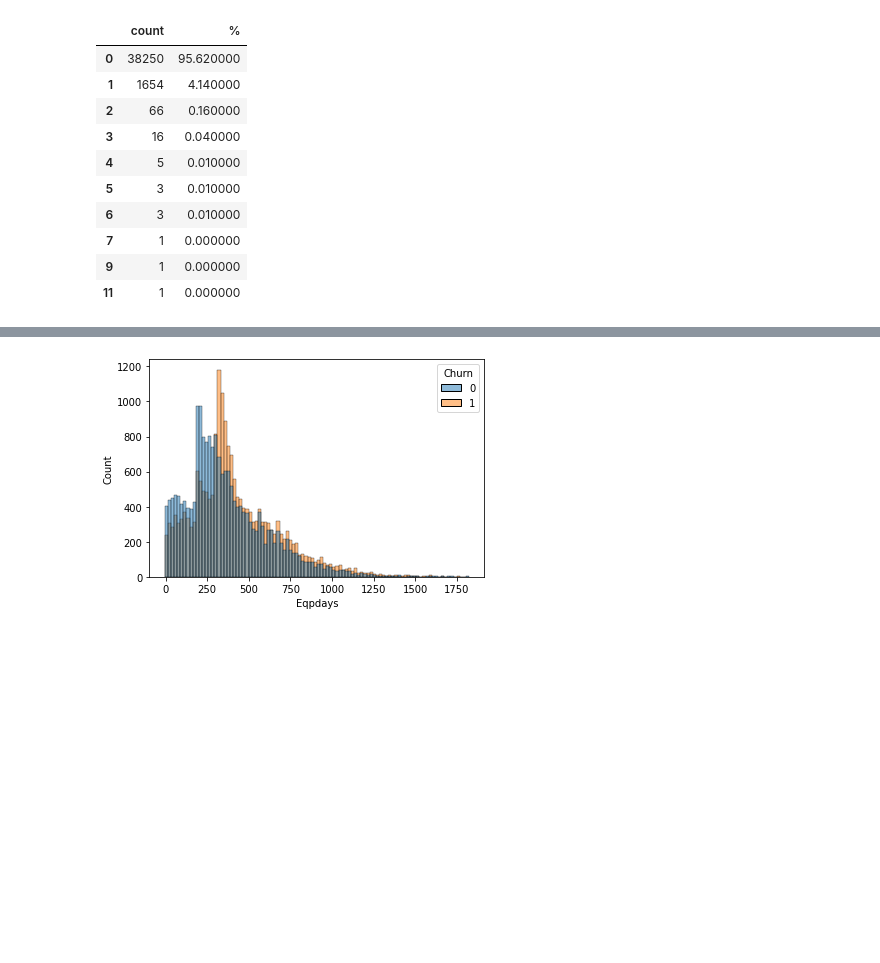
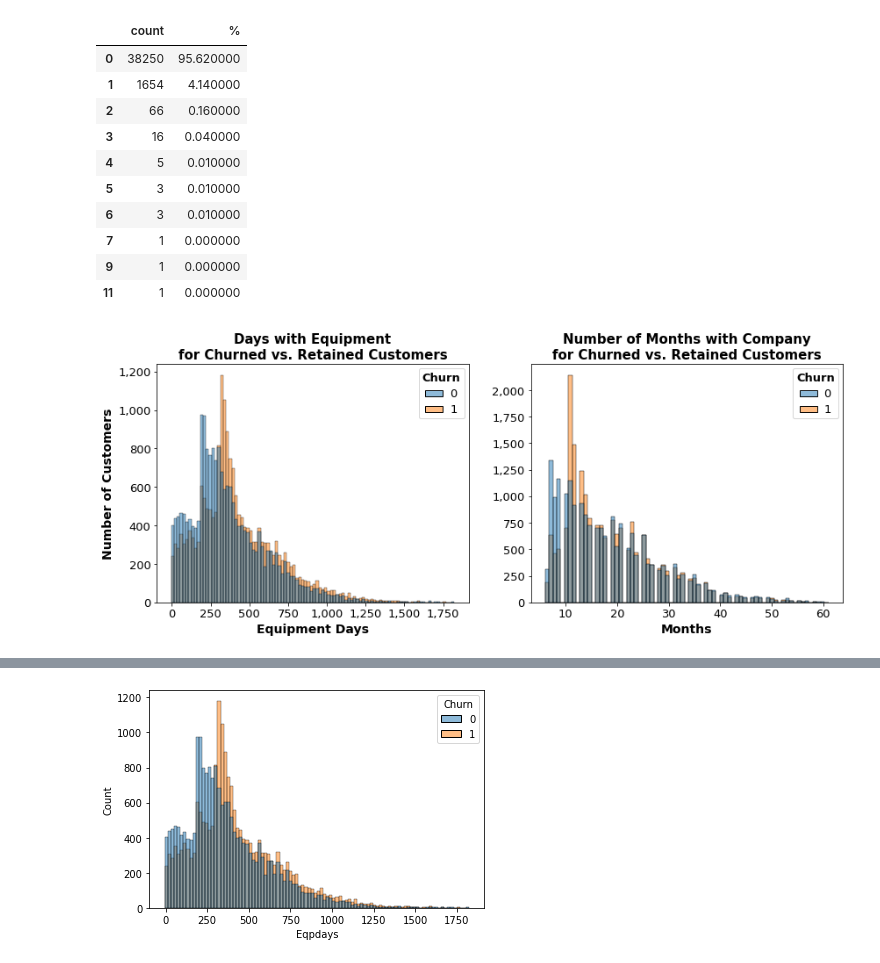
Before and after one commit to zero731/customer_churn_blog, a Jupyter notebook: Customer_churn_analysis_simplified_prep.ipynb, the cells around one changed output, grey strips where cells are left out. Cells and saved outputs as stored; diff of their text form; code cells hidden in the pictures; blank space fills up the shorter version.

```diff
--- a/Customer_churn_analysis_simplified_prep.ipynb
+++ b/Customer_churn_analysis_simplified_prep.ipynb
@@ -449,4 +475,48 @@ Refer
 | 7 | 1 | 0.000000 |
 | 9 | 1 | 0.000000 |
 | 11 | 1 | 0.000000 |
+# %%
+fig, (ax1, ax2) = plt.subplots(ncols=2, figsize=(14,5))
+sns.histplot(x='Eqpdays', hue='Churn', data=data, ax=ax1)
+
+plt.setp(ax1.get_legend().get_texts(), fontsize='13')
+plt.setp(ax1.get_legend().get_title(), fontsize='13', fontweight='bold')
+x_labels = ['{:,.0f}'.format(x) for x in ax1.get_xticks()]
+ax1.set_xticklabels(x_labels,
+                    fontsize=13)
+y_labels = ['{:,.0f}'.format(x) for x in ax1.get_yticks()]
+ax1.set_yticklabels(y_labels,
+                    fontsize=13)
+ax1.set_xlabel('Equipment Days',
+               fontsize=14,
+               fontweight='bold')
+ax1.set_ylabel('Number of Customers',
+               fontsize=14,
+               fontweight='bold')
+ax1.set_title('Days with Equipment\nfor Churned vs. Retained Customers',
+              fontdict={'fontsize':15,
+                        'fontweight':'bold'});
+
+
+
+sns.histplot(x='Months', hue='Churn', data=data, ax=ax2)
+
+plt.setp(ax2.get_legend().get_texts(), fontsize='13')
+plt.setp(ax2.get_legend().get_title(), fontsize='13', fontweight='bold')
+x_labels = ['{:,.0f}'.format(x) for x in ax2.get_xticks()]
+ax2.set_xticklabels(x_labels,
+                    fontsize=13)
+y_labels = ['{:,.0f}'.format(x) for x in ax2.get_yticks()]
+ax2.set_yticklabels(y_labels,
+                    fontsize=13)
+ax2.set_xlabel('Months',
+               fontsize=14,
+               fontweight='bold')
+ax2.set_ylabel('')
+ax2.set_title('Number of Months with Company\nfor Churned vs. Retained Customers',
+              fontdict={'fontsize':15,
+                        'fontweight':'bold'})
+plt.savefig('Figures/churn-timing-distrs', bbox_inches = "tight");
+# %% [output]
+[figure, added]
 # %%
```
Also changed, not shown: parts of 75 cells of this notebook.
